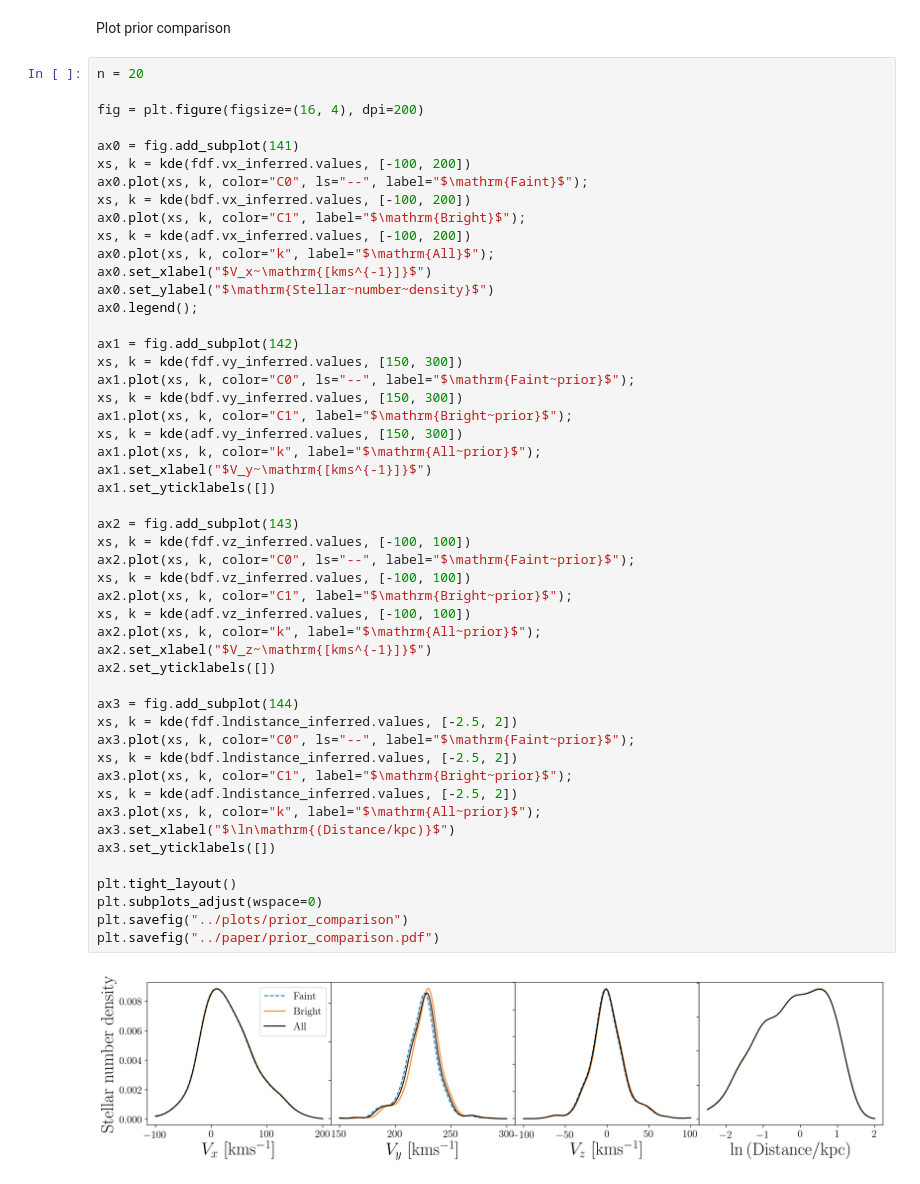
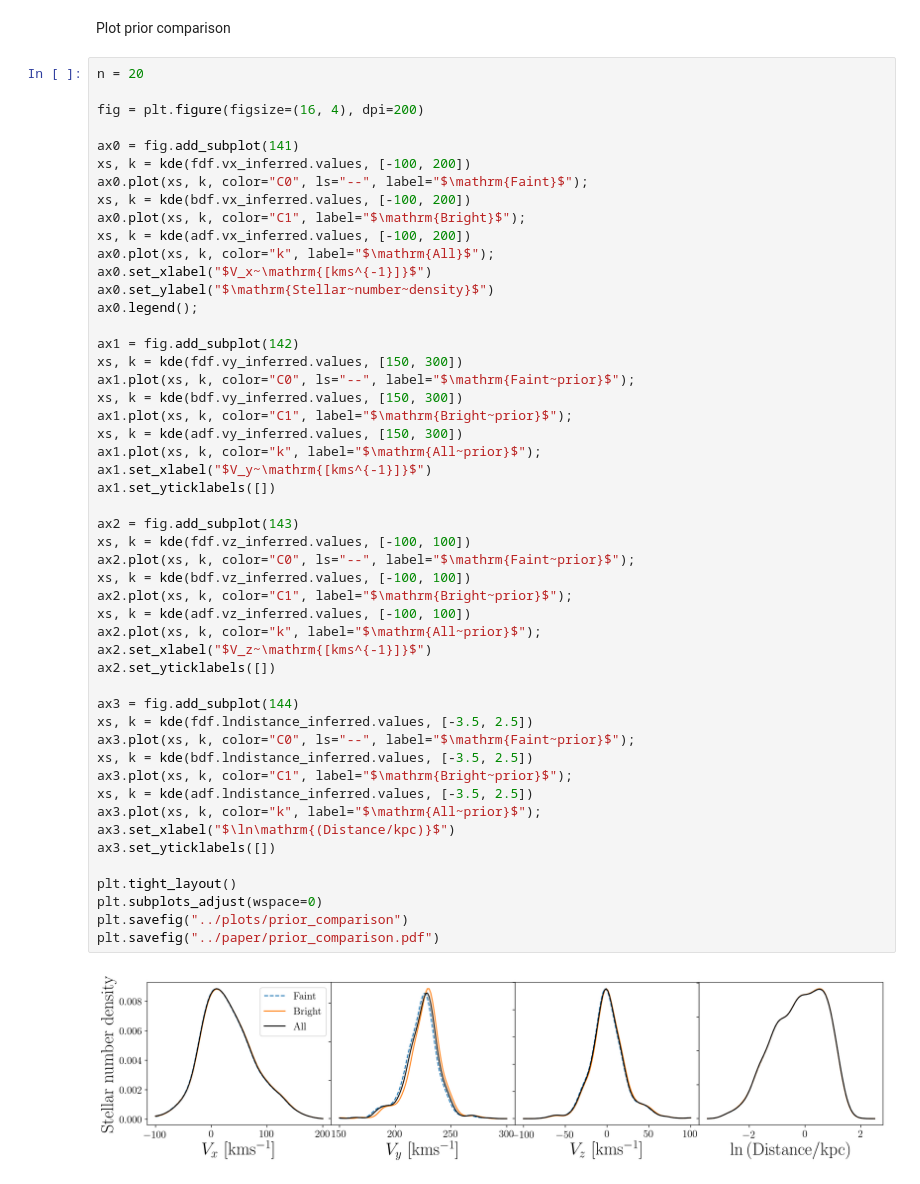
Before and after one commit to RuthAngus/kepler_kinematics, a Jupyter notebook: notebooks/Plot_prior_comparison.ipynb, the cells around one changed output. Cells and saved outputs as stored; diff of their text form.

Commit message:
updating plots

```diff
--- a/notebooks/Plot_prior_comparison.ipynb
+++ b/notebooks/Plot_prior_comparison.ipynb
@@ -68,34 +68,34 @@ xs, k = kde(fdf.vy_inferred.values, [150, 300])
 ax1.plot(xs, k, color="C0", ls="--", label="$\mathrm{Faint~prior}$");
 xs, k = kde(bdf.vy_inferred.values, [150, 300])
 ax1.plot(xs, k, color="C1", label="$\mathrm{Bright~prior}$");
 xs, k = kde(adf.vy_inferred.values, [150, 300])
 ax1.plot(xs, k, color="k", label="$\mathrm{All~prior}$");
 ax1.set_xlabel("$V_y~\mathrm{[kms^{-1}]}$")
 ax1.set_yticklabels([])
 
 ax2 = fig.add_subplot(143)
 xs, k = kde(fdf.vz_inferred.values, [-100, 100])
 ax2.plot(xs, k, color="C0", ls="--", label="$\mathrm{Faint~prior}$");
 xs, k = kde(bdf.vz_inferred.values, [-100, 100])
 ax2.plot(xs, k, color="C1", label="$\mathrm{Bright~prior}$");
 xs, k = kde(adf.vz_inferred.values, [-100, 100])
 ax2.plot(xs, k, color="k", label="$\mathrm{All~prior}$");
 ax2.set_xlabel("$V_z~\mathrm{[kms^{-1}]}$")
 ax2.set_yticklabels([])
 
 ax3 = fig.add_subplot(144)
-xs, k = kde(fdf.lndistance_inferred.values, [-2.5, 2])
+xs, k = kde(fdf.lndistance_inferred.values, [-3.5, 2.5])
 ax3.plot(xs, k, color="C0", ls="--", label="$\mathrm{Faint~prior}$");
-xs, k = kde(bdf.lndistance_inferred.values, [-2.5, 2])
+xs, k = kde(bdf.lndistance_inferred.values, [-3.5, 2.5])
 ax3.plot(xs, k, color="C1", label="$\mathrm{Bright~prior}$");
-xs, k = kde(adf.lndistance_inferred.values, [-2.5, 2])
+xs, k = kde(adf.lndistance_inferred.values, [-3.5, 2.5])
 ax3.plot(xs, k, color="k", label="$\mathrm{All~prior}$");
 ax3.set_xlabel("$\ln\mathrm{(Distance/kpc)}$")
 ax3.set_yticklabels([])
 
 plt.tight_layout()
 plt.subplots_adjust(wspace=0)
 plt.savefig("../plots/prior_comparison")
 plt.savefig("../paper/prior_comparison.pdf")
 # %% [output]
-[figure, old version]
+[figure, new version]
```
Also changed, not shown: 10 other files.
